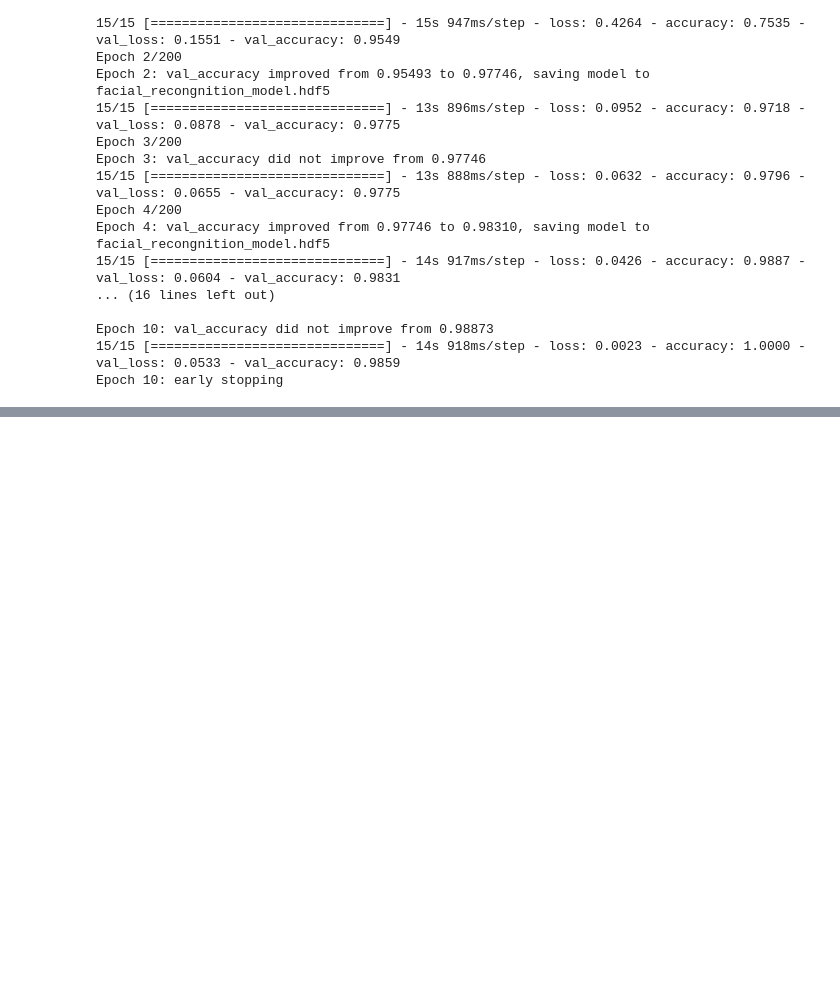
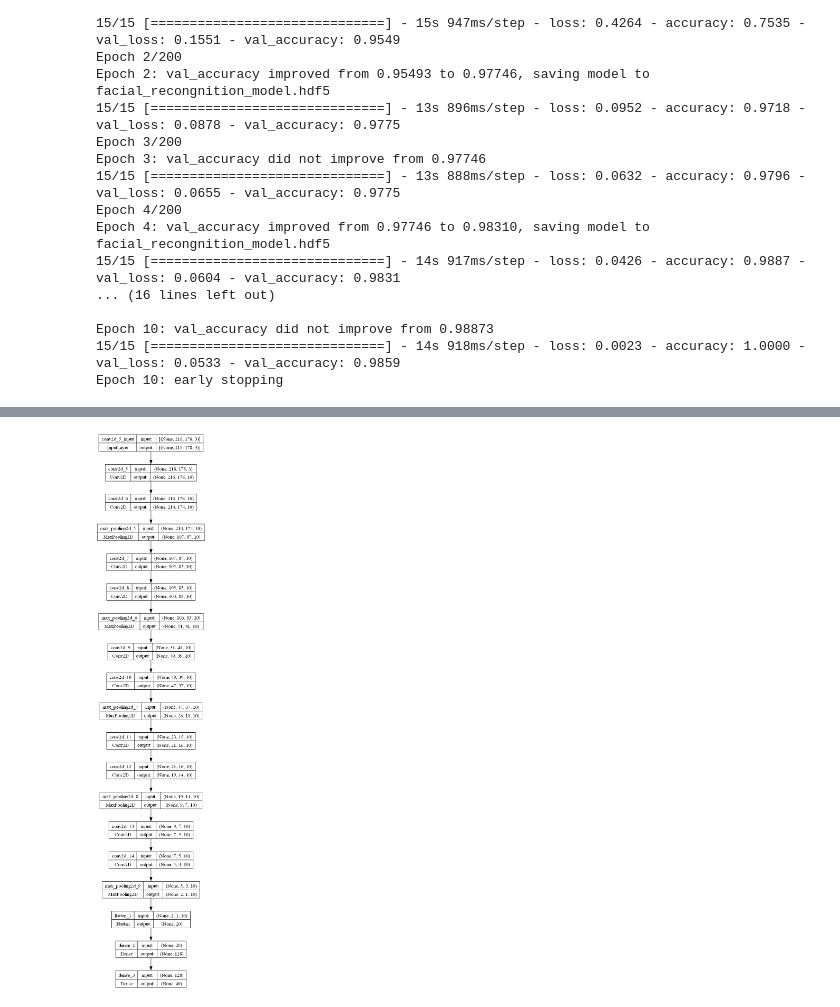
Before and after one commit to Pablo-Pomares/ReconocimientoFacial, a Jupyter notebook: main.ipynb, the cells around one changed output, grey strips where cells are left out. Saved outputs shown, nothing was run; the diff lists cells and outputs as text; code cells hidden in the pictures; blank space fills up the shorter version.

```diff
--- a/main.ipynb
+++ b/main.ipynb
@@ -269,0 +278,4 @@ Epoch 10: early stopping
+# %%
+keras.utils.plot_model(model, "1model.png", show_shapes=True)
+# %% [output]
+[figure, added]
```
Also changed, not shown: parts of 3 cells of this notebook, 5 other files.
